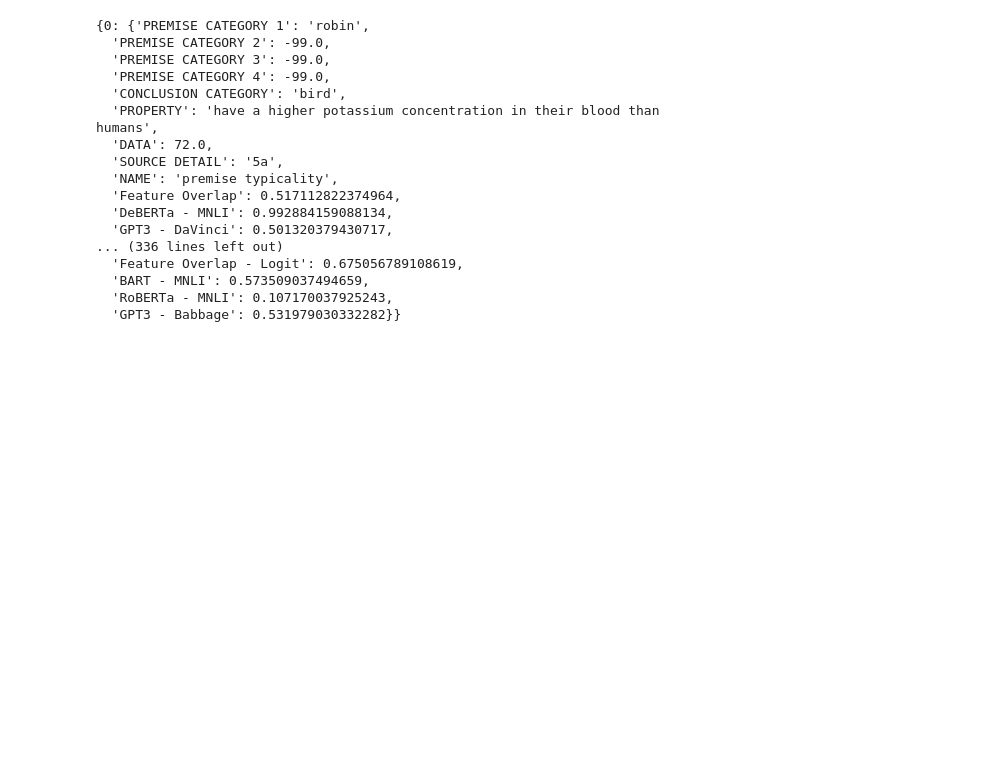
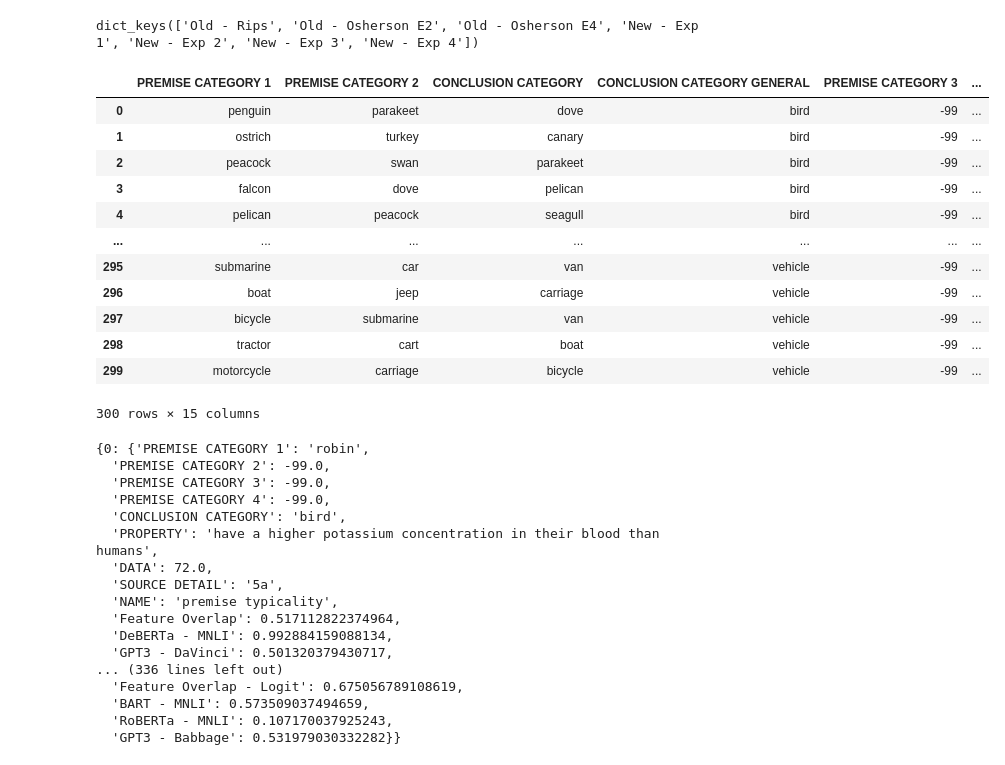
Before and after one commit to kanishkamisra/inductive-reasoning-phenomena, a Jupyter notebook: src/Sandbox.ipynb, the cells around one changed output. Saved outputs shown, nothing was run; the diff lists cells and outputs as text; code cells hidden in the pictures; blank space fills up the shorter version.

Commit message:
all bhatia stimuli

```diff
--- a/src/Sandbox.ipynb
+++ b/src/Sandbox.ipynb
@@ -2,7 +2,27 @@
 import pandas as pd
 from collections import defaultdict
 # %%
-stimuli = pd.read_excel('../data/data - empirical regularities.xlsx', sheet_name=None)
+stimuli = pd.read_excel('../data/raw/data - predictive accuracy.xlsx', sheet_name=None)
+# %%
+stimuli.keys()
+# %% [output]
+dict_keys(['Old - Rips', 'Old - Osherson E2', 'Old - Osherson E4', 'New - Exp 1', 'New - Exp 2', 'New - Exp 3', 'New - Exp 4'])
+# %%
+stimuli['New - Exp 3']
+# %% [output]
+|  | PREMISE CATEGORY 1 | PREMISE CATEGORY 2 | CONCLUSION CATEGORY | CONCLUSION CATEGORY GENERAL | PREMISE CATEGORY 3 | ... |
+| 0 | penguin | parakeet | dove | bird | -99 | ... |
+| 1 | ostrich | turkey | canary | bird | -99 | ... |
+| 2 | peacock | swan | parakeet | bird | -99 | ... |
+| 3 | falcon | dove | pelican | bird | -99 | ... |
+| 4 | pelican | peacock | seagull | bird | -99 | ... |
+| ... | ... | ... | ... | ... | ... | ... |
+| 295 | submarine | car | van | vehicle | -99 | ... |
+| 296 | boat | jeep | carriage | vehicle | -99 | ... |
+| 297 | bicycle | submarine | van | vehicle | -99 | ... |
+| 298 | tractor | cart | boat | vehicle | -99 | ... |
+| 299 | motorcycle | carriage | bicycle | vehicle | -99 | ... |
+300 rows × 15 columns
 # %%
 stimuli['Osherson Predictions'].to_dict(orient='index')
 # %% [output]
```
Also changed, not shown: 24 other files.
